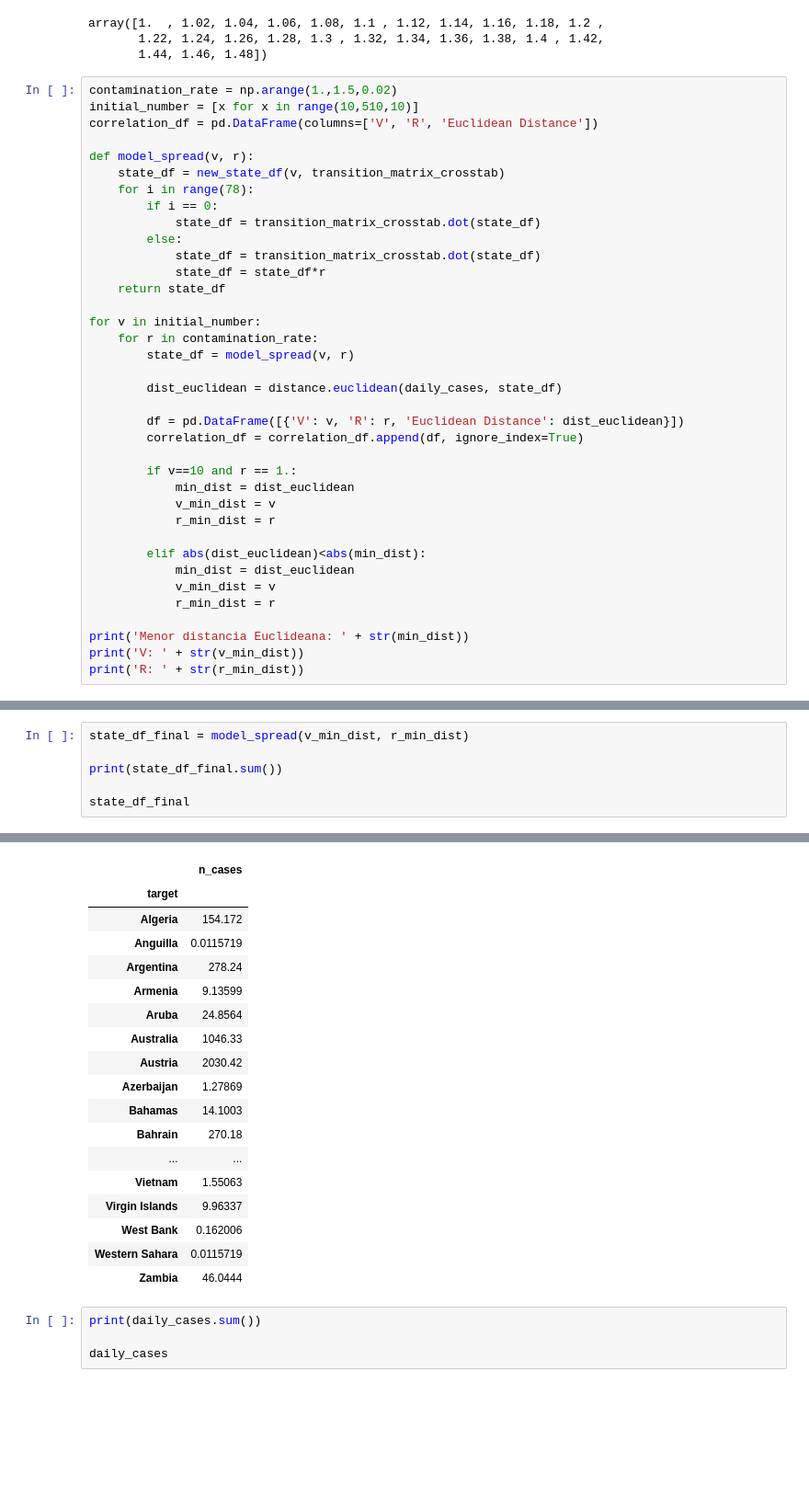
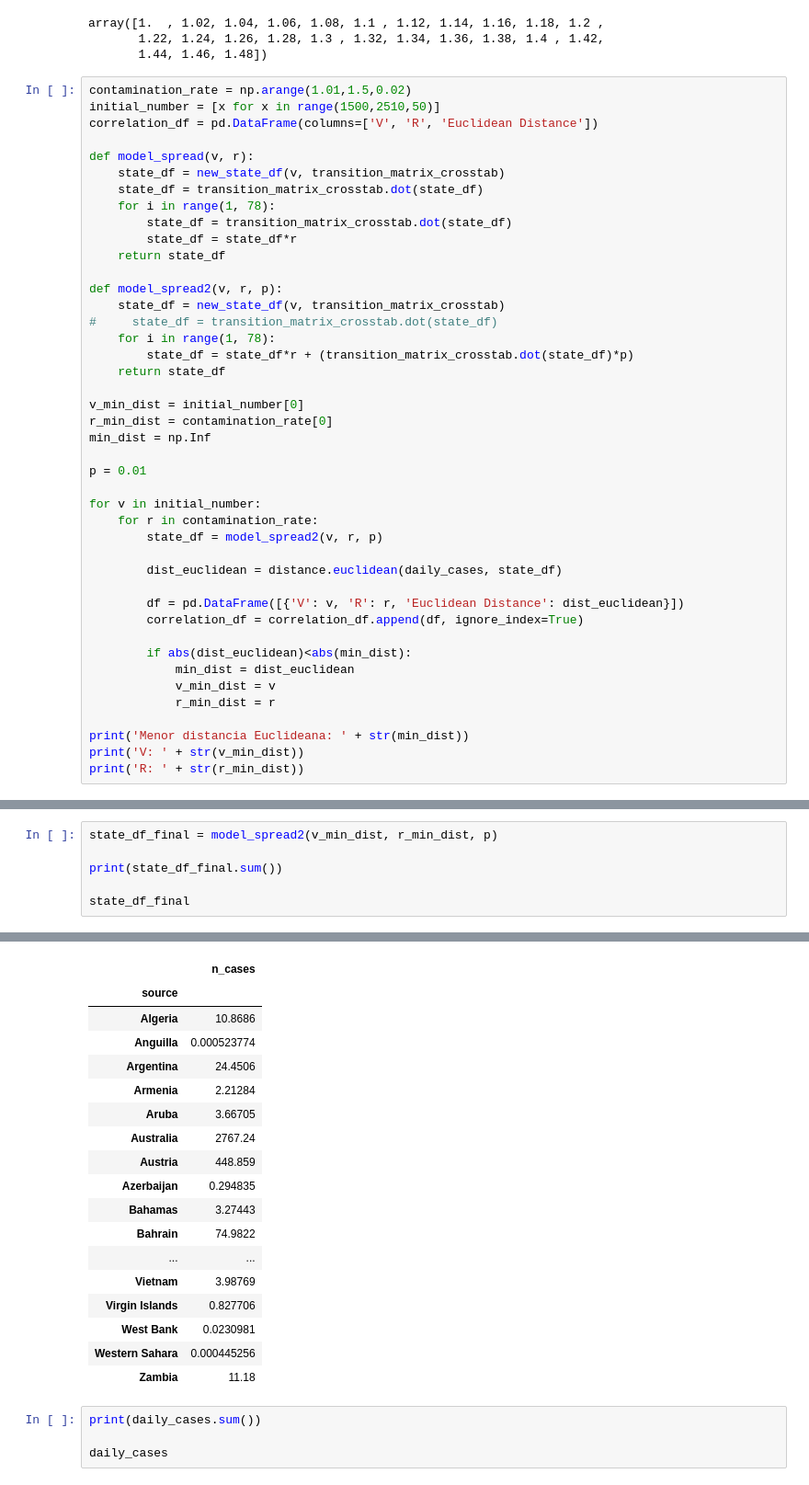
Before and after one commit to paulagiovanna/IC---Covid19-Random-Walk, a Jupyter notebook: random_walk_celso.ipynb, the cells around one changed output, grey strips where cells are left out. Shown at 92% size. Cells and saved outputs as stored; diff of their text form; blank space fills up the shorter version.

```diff
--- a/random_walk_celso.ipynb
+++ b/random_walk_celso.ipynb
@@ -184,35 +184,41 @@ array([1.  , 1.02, 1.04, 1.06, 1.08, 1.1 , 1.12, 1.14, 1.16, 1.18, 1.2 ,
        1.22, 1.24, 1.26, 1.28, 1.3 , 1.32, 1.34, 1.36, 1.38, 1.4 , 1.42,
        1.44, 1.46, 1.48])
 # %%
-contamination_rate = np.arange(1.,1.5,0.02)
-initial_number = [x for x in range(10,510,10)]
+contamination_rate = np.arange(1.01,1.5,0.02)
+initial_number = [x for x in range(1500,2510,50)]
 correlation_df = pd.DataFrame(columns=['V', 'R', 'Euclidean Distance'])
 
 def model_spread(v, r):
     state_df = new_state_df(v, transition_matrix_crosstab)
-    for i in range(78):
-        if i == 0:
-            state_df = transition_matrix_crosstab.dot(state_df)
-        else:
-            state_df = transition_matrix_crosstab.dot(state_df)
-            state_df = state_df*r
+    state_df = transition_matrix_crosstab.dot(state_df)
+    for i in range(1, 78):
+        state_df = transition_matrix_crosstab.dot(state_df)
+        state_df = state_df*r
     return state_df
+
+def model_spread2(v, r, p):
+    state_df = new_state_df(v, transition_matrix_crosstab)
+#     state_df = transition_matrix_crosstab.dot(state_df)
+    for i in range(1, 78):
+        state_df = state_df*r + (transition_matrix_crosstab.dot(state_df)*p)
+    return state_df
+
+v_min_dist = initial_number[0]
+r_min_dist = contamination_rate[0]
+min_dist = np.Inf
+
+p = 0.01
 
 for v in initial_number:
     for r in contamination_rate:
-        state_df = model_spread(v, r)
+        state_df = model_spread2(v, r, p)
 
         dist_euclidean = distance.euclidean(daily_cases, state_df)
 
         df = pd.DataFrame([{'V': v, 'R': r, 'Euclidean Distance': dist_euclidean}])
         correlation_df = correlation_df.append(df, ignore_index=True)
 
-        if v==10 and r == 1.:
-            min_dist = dist_euclidean
-            v_min_dist = v
-            r_min_dist = r
-
-        elif abs(dist_euclidean)<abs(min_dist):
+        if abs(dist_euclidean)<abs(min_dist):
             min_dist = dist_euclidean
             v_min_dist = v
             r_min_dist = r
@@ -227,5 +233,5 @@ R: 1.08
 # %%
-state_df_final = model_spread(v_min_dist, r_min_dist)
+state_df_final = model_spread2(v_min_dist, r_min_dist, p)
 
 print(state_df_final.sum())
 
@@ -235,22 +241,22 @@ n_cases    97409.770574
 dtype: float64
 |  | n_cases |
-| target |  |
-| Algeria | 154.172 |
-| Anguilla | 0.0115719 |
-| Argentina | 278.24 |
-| Armenia | 9.13599 |
-| Aruba | 24.8564 |
-| Australia | 1046.33 |
-| Austria | 2030.42 |
-| Azerbaijan | 1.27869 |
-| Bahamas | 14.1003 |
-| Bahrain | 270.18 |
+| source |  |
+| Algeria | 10.8686 |
+| Anguilla | 0.000523774 |
+| Argentina | 24.4506 |
+| Armenia | 2.21284 |
+| Aruba | 3.66705 |
+| Australia | 2767.24 |
+| Austria | 448.859 |
+| Azerbaijan | 0.294835 |
+| Bahamas | 3.27443 |
+| Bahrain | 74.9822 |
 | ... | ... |
-| Vietnam | 1.55063 |
-| Virgin Islands | 9.96337 |
-| West Bank | 0.162006 |
-| Western Sahara | 0.0115719 |
-| Zambia | 46.0444 |
+| Vietnam | 3.98769 |
+| Virgin Islands | 0.827706 |
+| West Bank | 0.0230981 |
+| Western Sahara | 0.000445256 |
+| Zambia | 11.18 |
 # %%
 print(daily_cases.sum())
 
```
Also changed, not shown: parts of 5 cells of this notebook.
